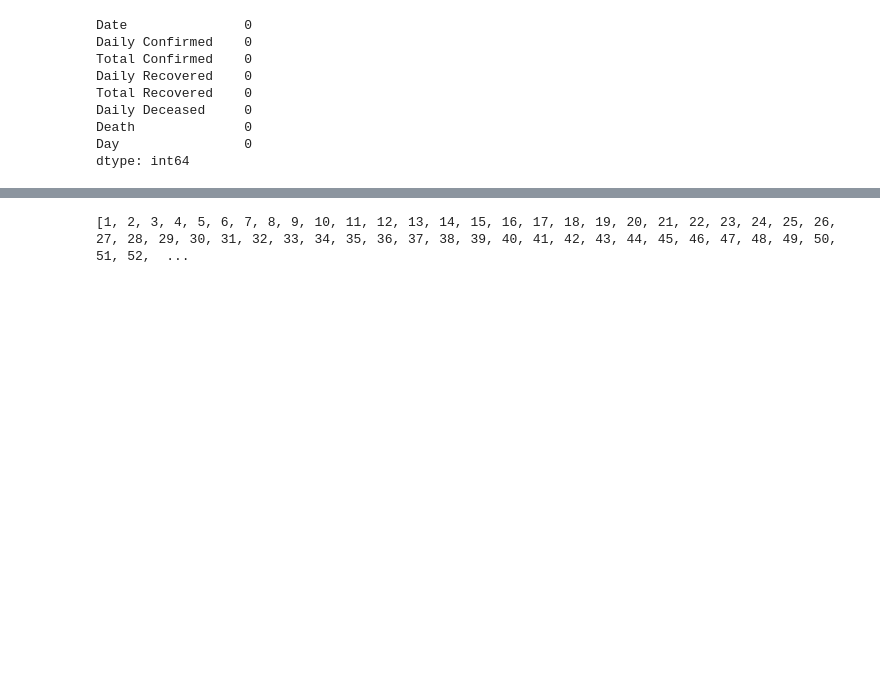
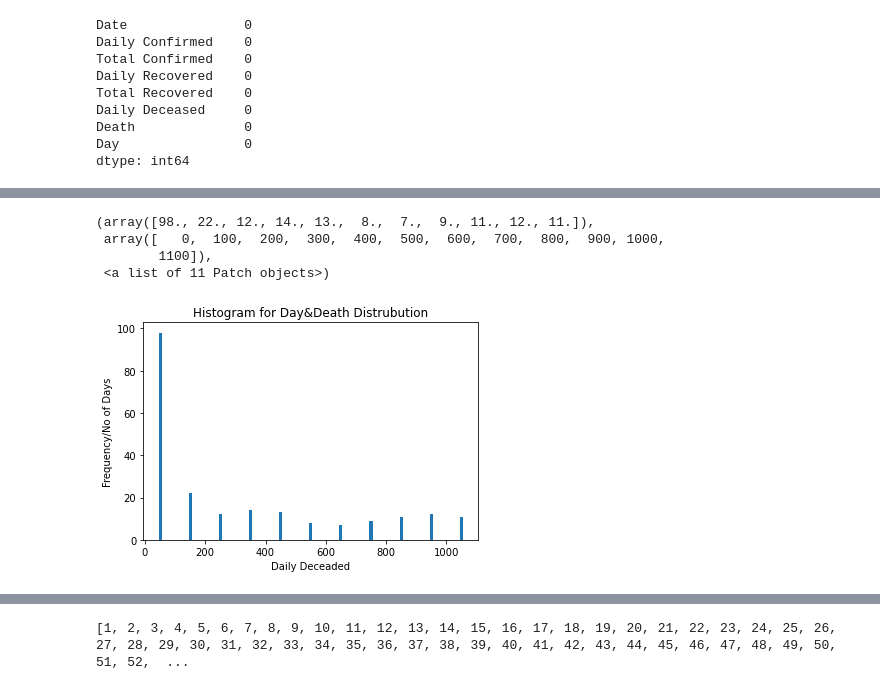
Before and after one commit to nightmarebegin/CovidIND, a Jupyter notebook: Covid Data.ipynb, the cells around one changed output, grey strips where cells are left out. Saved outputs shown, nothing was run; the diff lists cells and outputs as text; code cells hidden in the pictures; blank space fills up the shorter version.

```diff
--- a/Covid Data.ipynb
+++ b/Covid Data.ipynb
@@ -119,0 +131,13 @@ plt.plot(df['Day'],df['Daily Recovered'],color='red')
+# %%
+plt.xlabel('Daily Deceaded')
+plt.ylabel('Frequency/No of Days')
+plt.title('Histogram for Day&Death Distrubution')
+death=df['Daily Deceased']
+bins=[0,100,200,300,400,500,600,700,800,900,1000,1100]
+plt.hist(death,bins,rwidth=0.1,histtype='bar')
+# %% [output]
+(array([98., 22., 12., 14., 13.,  8.,  7.,  9., 11., 12., 11.]),
+ array([   0,  100,  200,  300,  400,  500,  600,  700,  800,  900, 1000,
+        1100]),
+ <a list of 11 Patch objects>)
+[figure, added]
```
Also changed, not shown: parts of 14 cells of this notebook.
